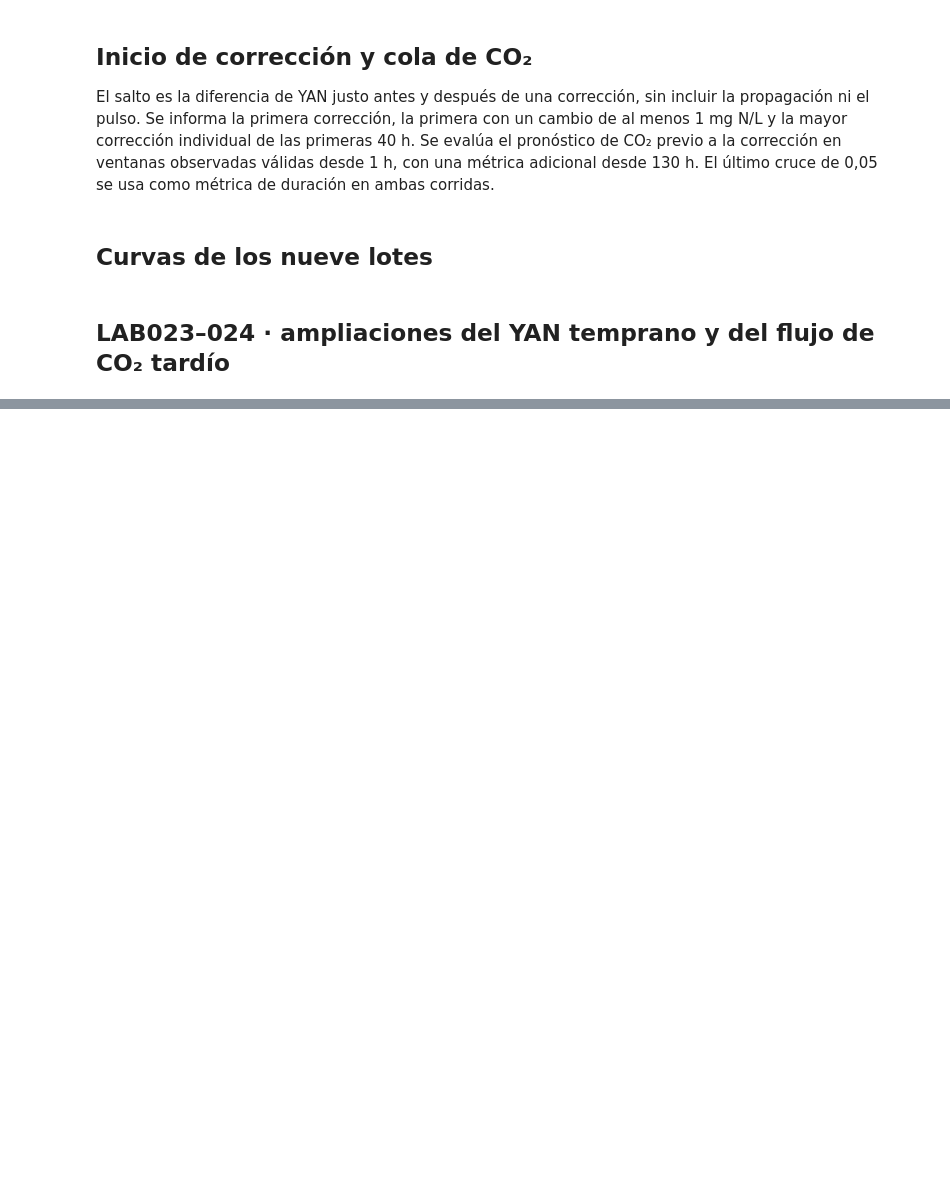
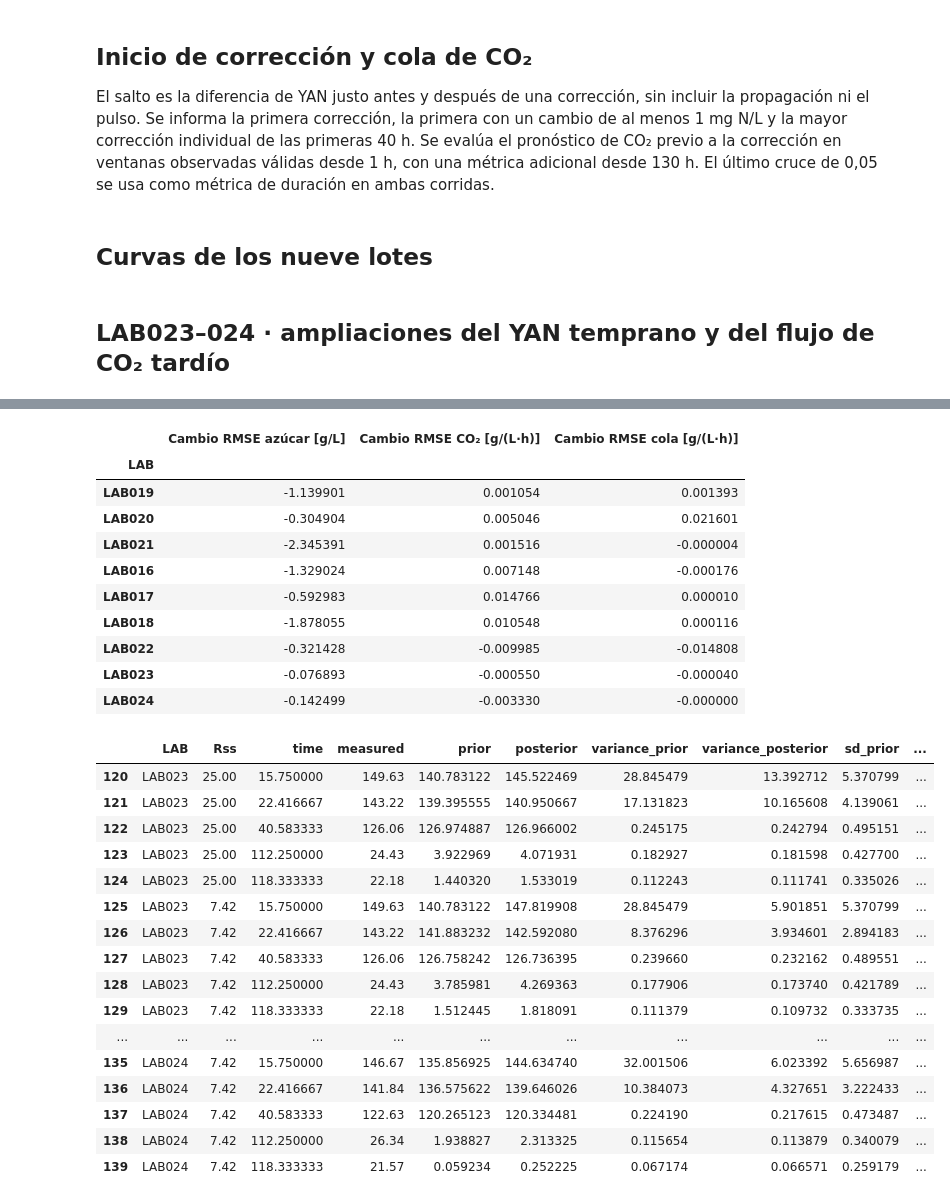
Before and after one commit to crodv/wine-fermentation, a Jupyter notebook: notebooks/EKF/21_ekf_s_gf_sin_umbral_co2_lab016_024.source.ipynb, the cells around one changed output, grey strips where cells are left out. Drawn from its saved outputs; the diff is of its cells as text; code cells hidden in the pictures; blank space fills up the shorter version.

```diff
--- a/notebooks/EKF/21_ekf_s_gf_sin_umbral_co2_lab016_024.source.ipynb
+++ b/notebooks/EKF/21_ekf_s_gf_sin_umbral_co2_lab016_024.source.ipynb
@@ -328,0 +797,38 @@ for variable, limits in (("N", (0, 40)), ("CO2", (100, 190))):
+# %%
+from IPython.display import Markdown
+
+rss_values=(25.,7.42)
+rss_runs={};rss_metrics=[];rss_details=[]
+for lab in ORDER:
+    inp=single['data'][lab]
+    tt,vv=lab_samples('S',lab,'S');tt=np.asarray(tt);vv=np.asarray(vv)
+    keep=(tt>inp['grid'][0])&(tt<=inp['grid'][-1])&np.isfinite(vv)&(vv>=0)
+    samples=dict(zip(np.round(tt[keep],10),vv[keep]))
+    run={**inp,'sensor':inp['sensor'].copy(),'grid':np.unique(np.r_[inp['grid'],list(samples)]),'sugar_samples':samples}
+    validate_base_rule(run['sensor'].valid.to_numpy(),run['sensor'].measured.to_numpy(),run['sensor']['update'].to_numpy())
+    for rss in rss_values:
+        states,gas,records,trace,direct=single['replay_covariance'](run,single_model,True,np.sqrt(rss))
+        rss_runs[lab,rss]=(run,states,gas,trace,direct)
+        assert np.isfinite(states).all() and trace.variance_final.min()>=-1e-10
+        np.testing.assert_allclose(direct.correction,direct.gain_direct*(direct.measured-direct.prior),atol=1e-9)
+        np.testing.assert_array_equal(gas['update'],run['sensor']['update'])
+        valid=gas.valid&gas.t_h.ge(1.);tail=valid&gas.t_h.ge(130.)
+        last=direct.iloc[-1]
+        rss_metrics.append(dict(LAB=lab,Rss=rss,n_azucar=len(direct),
+            RMSE_S_previo=np.sqrt(np.mean((direct.prior-direct.measured)**2)),
+            RMSE_CO2=np.sqrt(np.mean((gas.forecast[valid]-gas.measured[valid])**2)),
+            RMSE_CO2_cola=np.sqrt(np.mean((gas.forecast[tail]-gas.measured[tail])**2)),
+            sesgo_CO2_cola=np.mean(gas.forecast[tail]-gas.measured[tail]),
+            ultima_hora=last.time,S_previo=last.prior,S_medido=last.measured,S_posterior=last.posterior,
+            correccion_ultima=last.correction,ganancia_ultima=last.gain_direct))
+        detail=direct.copy();detail.insert(0,'Rss',rss);detail.insert(0,'LAB',lab);rss_details.append(detail)
+        print(lab,'Rss',rss,'completado',flush=True)
+    np.testing.assert_array_equal(rss_runs[lab,25.][1][:,1],rss_runs[lab,7.42][1][:,1])
+rss_metrics=pd.DataFrame(rss_metrics).set_index(['LAB','Rss'])
+rss_details=pd.concat(rss_details,ignore_index=True)
+display(rss_metrics.round(6))
+rss_changes=rss_metrics.xs(7.42,level='Rss')[['RMSE_S_previo','RMSE_CO2','RMSE_CO2_cola']]-rss_metrics.xs(25.,level='Rss')[['RMSE_S_previo','RMSE_CO2','RMSE_CO2_cola']]
+rss_changes.columns=['Cambio RMSE azúcar [g/L]','Cambio RMSE CO₂ [g/(L·h)]','Cambio RMSE cola [g/(L·h)]']
+display(rss_changes.round(6))
+display(rss_details.loc[rss_details.LAB.isin(['LAB023','LAB024'])].round(8))
+# %% [output]
@@ -328,0 +871,28 @@ for variable, limits in (("N", (0, 40)), ("CO2", (100, 190))):
+|  | Cambio RMSE azúcar [g/L] | Cambio RMSE CO₂ [g/(L·h)] | Cambio RMSE cola [g/(L·h)] |
+| LAB |  |  |  |
+| LAB019 | -1.139901 | 0.001054 | 0.001393 |
+| LAB020 | -0.304904 | 0.005046 | 0.021601 |
+| LAB021 | -2.345391 | 0.001516 | -0.000004 |
+| LAB016 | -1.329024 | 0.007148 | -0.000176 |
+| LAB017 | -0.592983 | 0.014766 | 0.000010 |
+| LAB018 | -1.878055 | 0.010548 | 0.000116 |
+| LAB022 | -0.321428 | -0.009985 | -0.014808 |
+| LAB023 | -0.076893 | -0.000550 | -0.000040 |
+| LAB024 | -0.142499 | -0.003330 | -0.000000 |
+|  | LAB | Rss | time | measured | prior | posterior | variance_prior | variance_posterior | sd_prior | ... |
+| 120 | LAB023 | 25.00 | 15.750000 | 149.63 | 140.783122 | 145.522469 | 28.845479 | 13.392712 | 5.370799 | ... |
+| 121 | LAB023 | 25.00 | 22.416667 | 143.22 | 139.395555 | 140.950667 | 17.131823 | 10.165608 | 4.139061 | ... |
+| 122 | LAB023 | 25.00 | 40.583333 | 126.06 | 126.974887 | 126.966002 | 0.245175 | 0.242794 | 0.495151 | ... |
+| 123 | LAB023 | 25.00 | 112.250000 | 24.43 | 3.922969 | 4.071931 | 0.182927 | 0.181598 | 0.427700 | ... |
+| 124 | LAB023 | 25.00 | 118.333333 | 22.18 | 1.440320 | 1.533019 | 0.112243 | 0.111741 | 0.335026 | ... |
+| 125 | LAB023 | 7.42 | 15.750000 | 149.63 | 140.783122 | 147.819908 | 28.845479 | 5.901851 | 5.370799 | ... |
+| 126 | LAB023 | 7.42 | 22.416667 | 143.22 | 141.883232 | 142.592080 | 8.376296 | 3.934601 | 2.894183 | ... |
+| 127 | LAB023 | 7.42 | 40.583333 | 126.06 | 126.758242 | 126.736395 | 0.239660 | 0.232162 | 0.489551 | ... |
+| 128 | LAB023 | 7.42 | 112.250000 | 24.43 | 3.785981 | 4.269363 | 0.177906 | 0.173740 | 0.421789 | ... |
+| 129 | LAB023 | 7.42 | 118.333333 | 22.18 | 1.512445 | 1.818091 | 0.111379 | 0.109732 | 0.333735 | ... |
+| ... | ... | ... | ... | ... | ... | ... | ... | ... | ... | ... |
+| 135 | LAB024 | 7.42 | 15.750000 | 146.67 | 135.856925 | 144.634740 | 32.001506 | 6.023392 | 5.656987 | ... |
+| 136 | LAB024 | 7.42 | 22.416667 | 141.84 | 136.575622 | 139.646026 | 10.384073 | 4.327651 | 3.222433 | ... |
+| 137 | LAB024 | 7.42 | 40.583333 | 122.63 | 120.265123 | 120.334481 | 0.224190 | 0.217615 | 0.473487 | ... |
+| 138 | LAB024 | 7.42 | 112.250000 | 26.34 | 1.938827 | 2.313325 | 0.115654 | 0.113879 | 0.340079 | ... |
+| 139 | LAB024 | 7.42 | 118.333333 | 21.57 | 0.059234 | 0.252225 | 0.067174 | 0.066571 | 0.259179 | ... |
```
Also changed, not shown: parts of 23 cells of this notebook, 3 other files.
